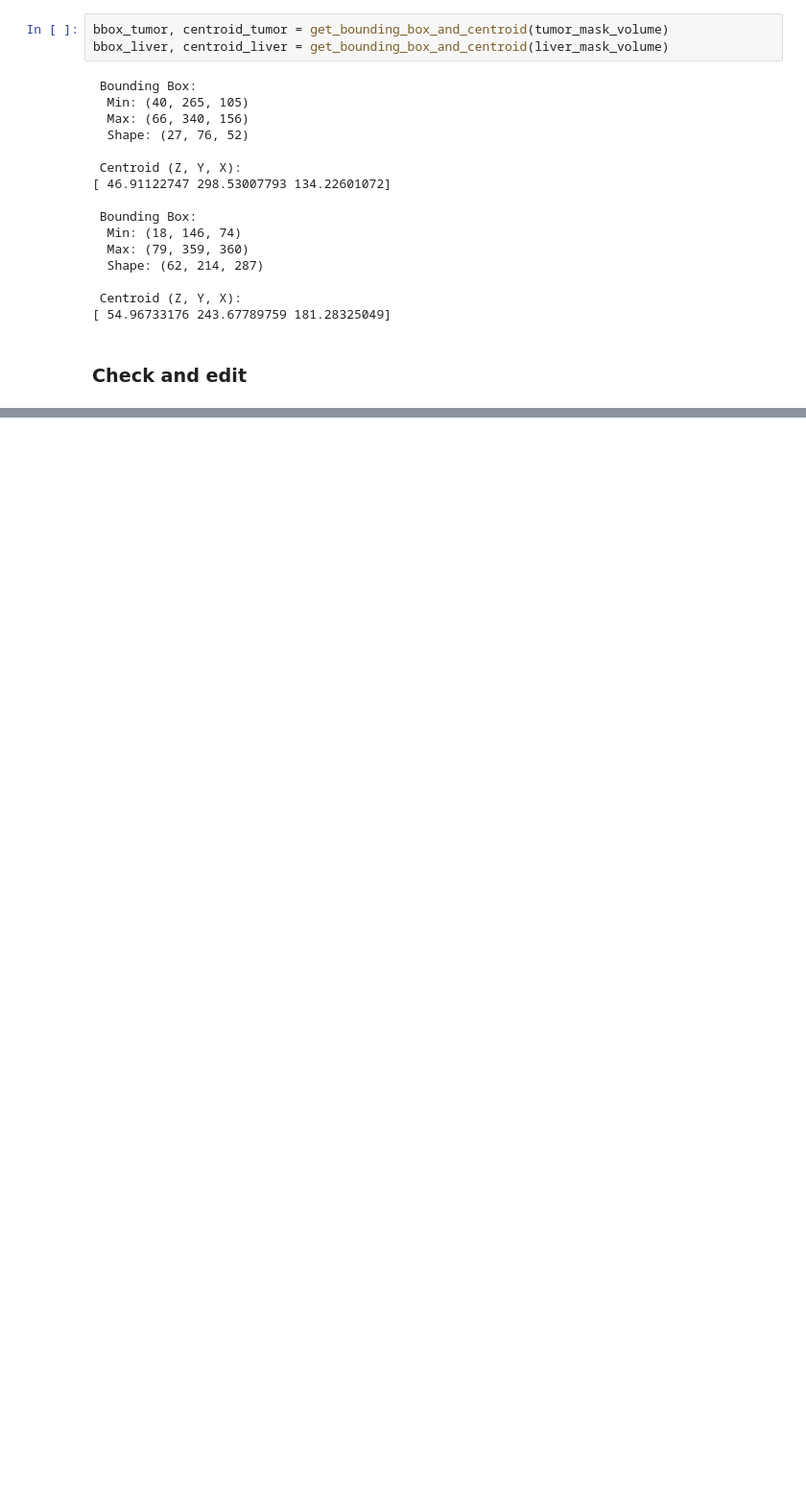
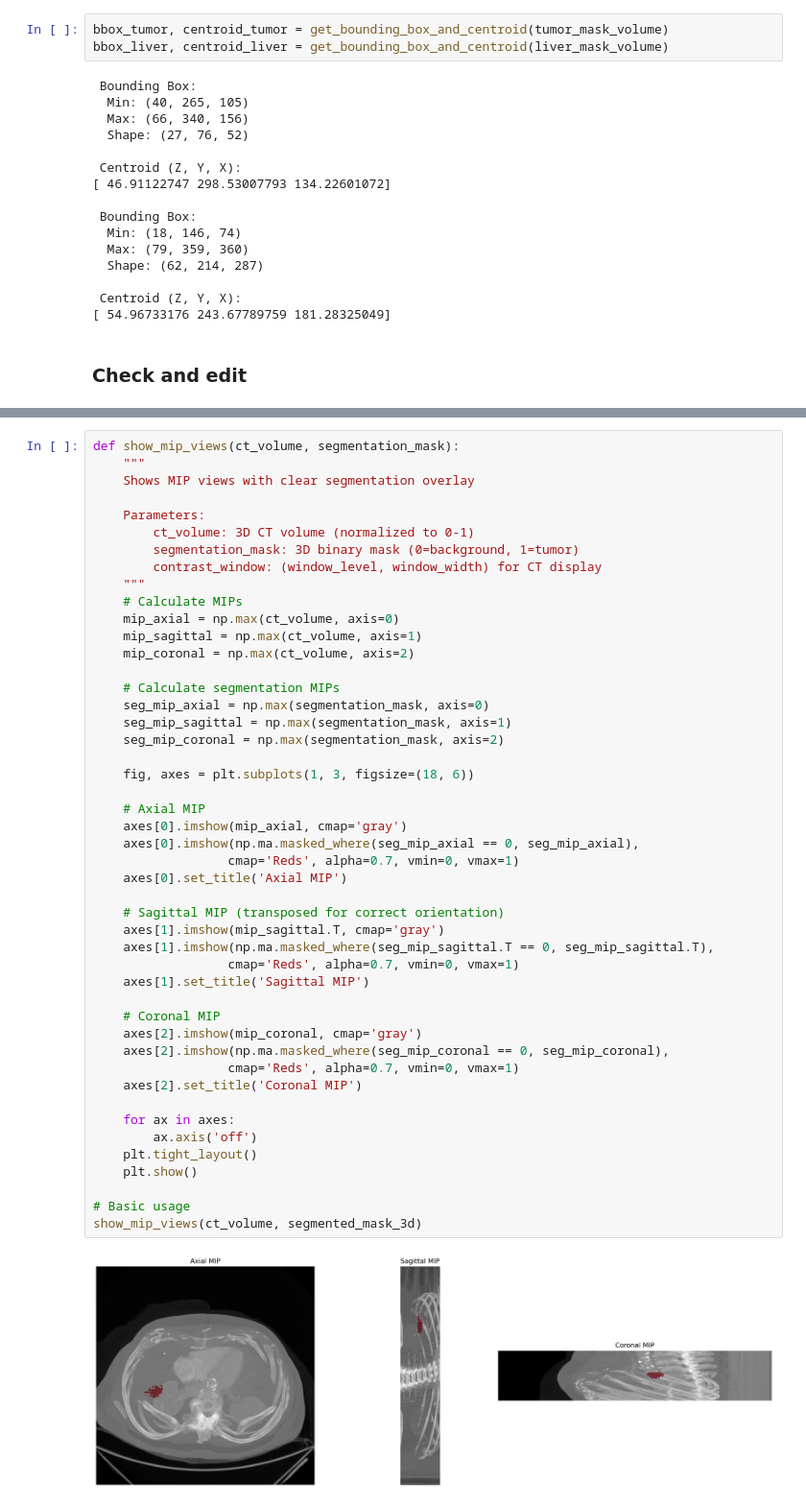
Before and after one commit to mirabud/MIP_final_project, a Jupyter notebook: mip_current.ipynb, the cells around one changed output, grey strips where cells are left out. Shown at 96% size. Cells and saved outputs as stored; diff of their text form; blank space fills up the shorter version.

```diff
--- a/mip_current.ipynb
+++ b/mip_current.ipynb
@@ -425,0 +394,49 @@ Tumor voxels in true_mask on slice 5: 821
+# %%
+def show_mip_views(ct_volume, segmentation_mask):
+    """
+    Shows MIP views with clear segmentation overlay
+
+    Parameters:
+        ct_volume: 3D CT volume (normalized to 0-1)
+        segmentation_mask: 3D binary mask (0=background, 1=tumor)
+        contrast_window: (window_level, window_width) for CT display
+    """
+    # Calculate MIPs
+    mip_axial = np.max(ct_volume, axis=0)
+    mip_sagittal = np.max(ct_volume, axis=1)
+    mip_coronal = np.max(ct_volume, axis=2)
+
+    # Calculate segmentation MIPs
+    seg_mip_axial = np.max(segmentation_mask, axis=0)
+    seg_mip_sagittal = np.max(segmentation_mask, axis=1)
+    seg_mip_coronal = np.max(segmentation_mask, axis=2)
+
+    fig, axes = plt.subplots(1, 3, figsize=(18, 6))
+
+    # Axial MIP
+    axes[0].imshow(mip_axial, cmap='gray')
+    axes[0].imshow(np.ma.masked_where(seg_mip_axial == 0, seg_mip_axial),
+                  cmap='Reds', alpha=0.7, vmin=0, vmax=1)
+    axes[0].set_title('Axial MIP')
+
+    # Sagittal MIP (transposed for correct orientation)
+    axes[1].imshow(mip_sagittal.T, cmap='gray')
+    axes[1].imshow(np.ma.masked_where(seg_mip_sagittal.T == 0, seg_mip_sagittal.T),
+                  cmap='Reds', alpha=0.7, vmin=0, vmax=1)
+    axes[1].set_title('Sagittal MIP')
+
+    # Coronal MIP
+    axes[2].imshow(mip_coronal, cmap='gray')
+    axes[2].imshow(np.ma.masked_where(seg_mip_coronal == 0, seg_mip_coronal),
+                  cmap='Reds', alpha=0.7, vmin=0, vmax=1)
+    axes[2].set_title('Coronal MIP')
+
+    for ax in axes:
+        ax.axis('off')
+    plt.tight_layout()
+    plt.show()
+
+# Basic usage
+show_mip_views(ct_volume, segmented_mask_3d)
+# %% [output]
+[figure, added]
```
Also changed, not shown: parts of 39 cells of this notebook, 6 other files.
